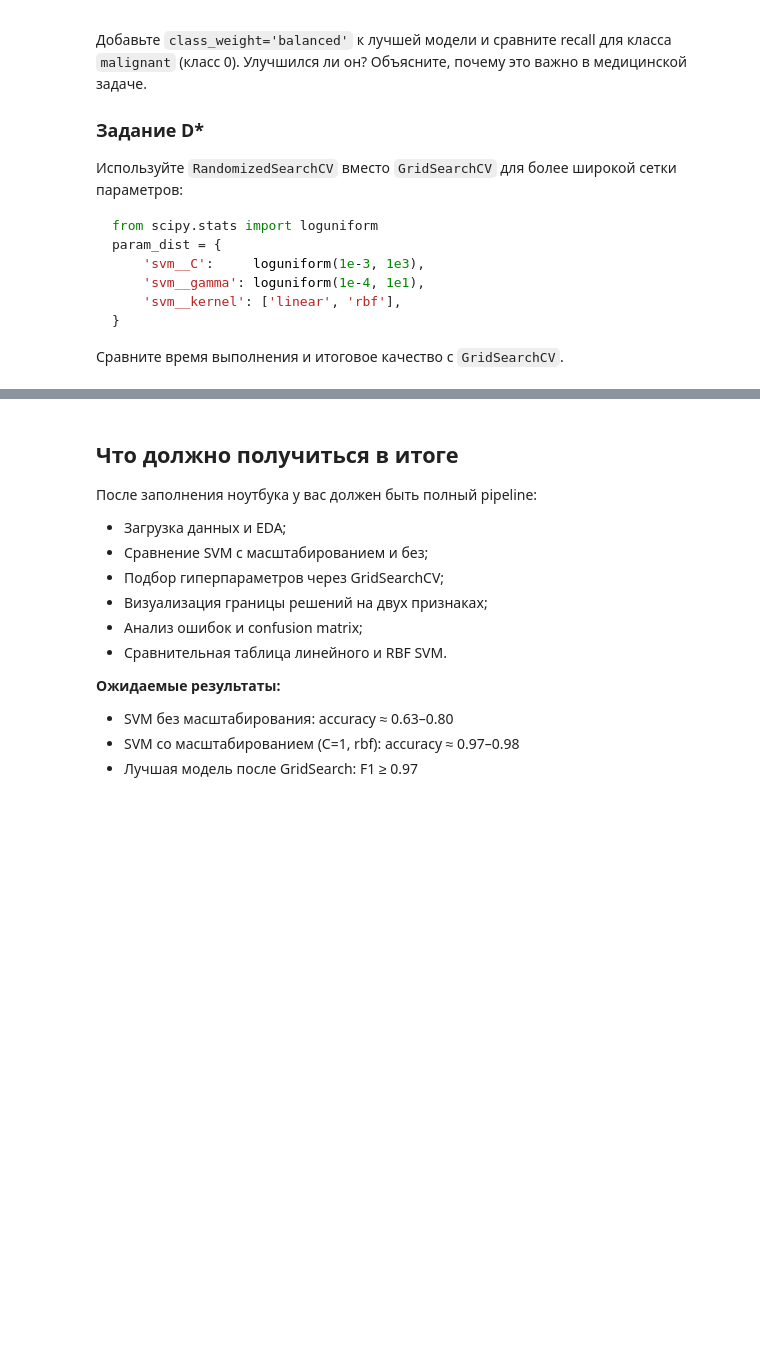
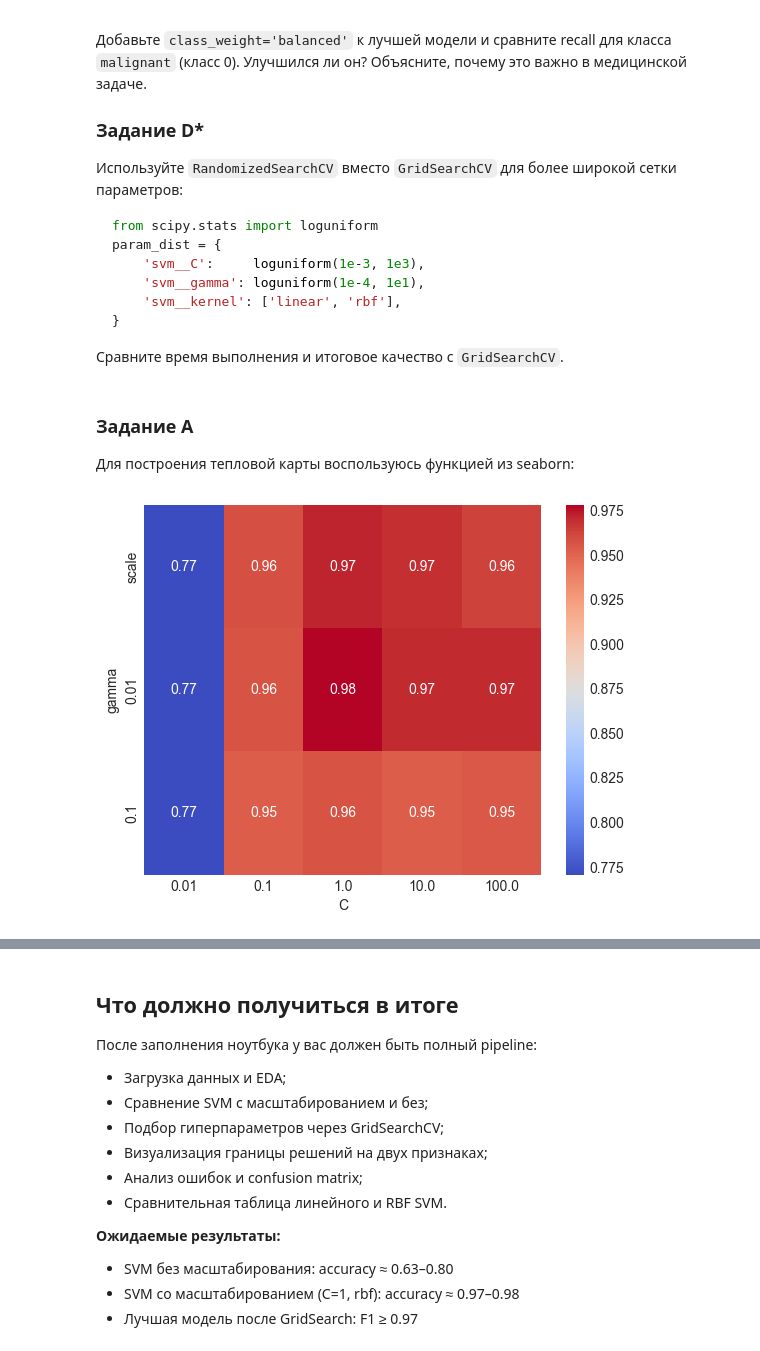
Before and after one commit to HowToKartoxa/ML_course_famcs, a Jupyter notebook: hw07_SVM/svm_practice_student.ipynb, the cells around one changed output, grey strips where cells are left out. Cells and saved outputs as stored; diff of their text form; code cells hidden in the pictures; blank space fills up the shorter version.

````diff
--- a/hw07_SVM/svm_practice_student.ipynb
+++ b/hw07_SVM/svm_practice_student.ipynb
@@ -132,7 +134,7 @@ np.int64(0)
 # YOUR CODE HERE
 # Разбейте данные на train/test с stratify=y и random_state=42
 
-X_train, X_test, y_train, y_test = train_test_split(X, y, stratify=y, random_state=42)
+X_train, X_test, y_train, y_test = train_test_split(X, y, test_size=0.2, stratify=y, random_state=42)
 
 print('Train shape:', X_train.shape)
 print('Test shape:', X_test.shape)
@@ -182,7 +184,7 @@ StandardScaler → SVC(kernel='rbf', C=1.0, random_state=42)
 
 pipe = Pipeline([
     ('scaler', StandardScaler()),
-    ('svm', SVC(kernel='rbf', C=1.0, random_state=42))
+    ('svm', SVC(kernel='rbf', C=10, gamma=0.01, random_state=42))
 ])
 
 pipe.fit(X_train, y_train)
@@ -234,6 +236,11 @@ param_grid = {
 # 3) Обучите (fit) на train
 # 4) Выведите best_params_ и best_score_
 
+pipe = Pipeline([
+    ('scaler', StandardScaler()),
+    ('svm', SVC(random_state=42))
+])
+
 search = GridSearchCV(pipe, param_grid, cv=5, scoring='f1')
 search.fit(X_train, y_train)
 
@@ -498,3 +505,21 @@ param_dist = {
 }
 ```
 Сравните время выполнения и итоговое качество с `GridSearchCV`.
+# %% [markdown]
+### Задание А
+Для построения тепловой карты воспользуюсь функцией из seaborn:
+# %%
+search_res = pd.DataFrame(search.cv_results_)
+search_res = search_res[search_res['param_svm__kernel'] == 'rbf']
+matrix = {}
+
+for C in np.sort(search_res['param_svm__C'].unique()):
+    matrix[C] = {}
+    for gamma in search_res['param_svm__gamma'].unique():
+        matrix[C][gamma] = search_res[(search_res['param_svm__C'] == C) & (search_res['param_svm__gamma'] == gamma)].iloc[0]['mean_test_score']
+
+ax = sns.heatmap(pd.DataFrame(matrix), annot=True, fmt=".2f", cmap='coolwarm')
+ax.set(xlabel='C', ylabel='gamma')
+plt.show()
+# %% [output]
+[figure, added]
````
Also changed, not shown: parts of 16 cells of this notebook.
